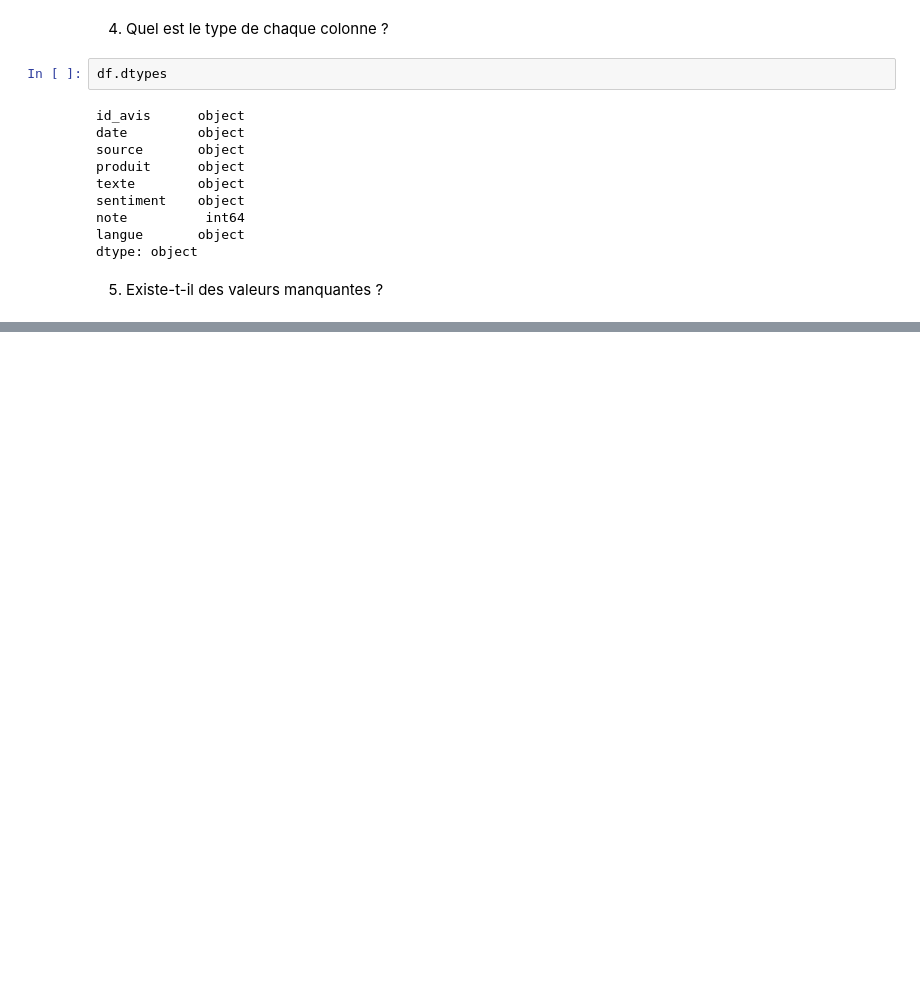
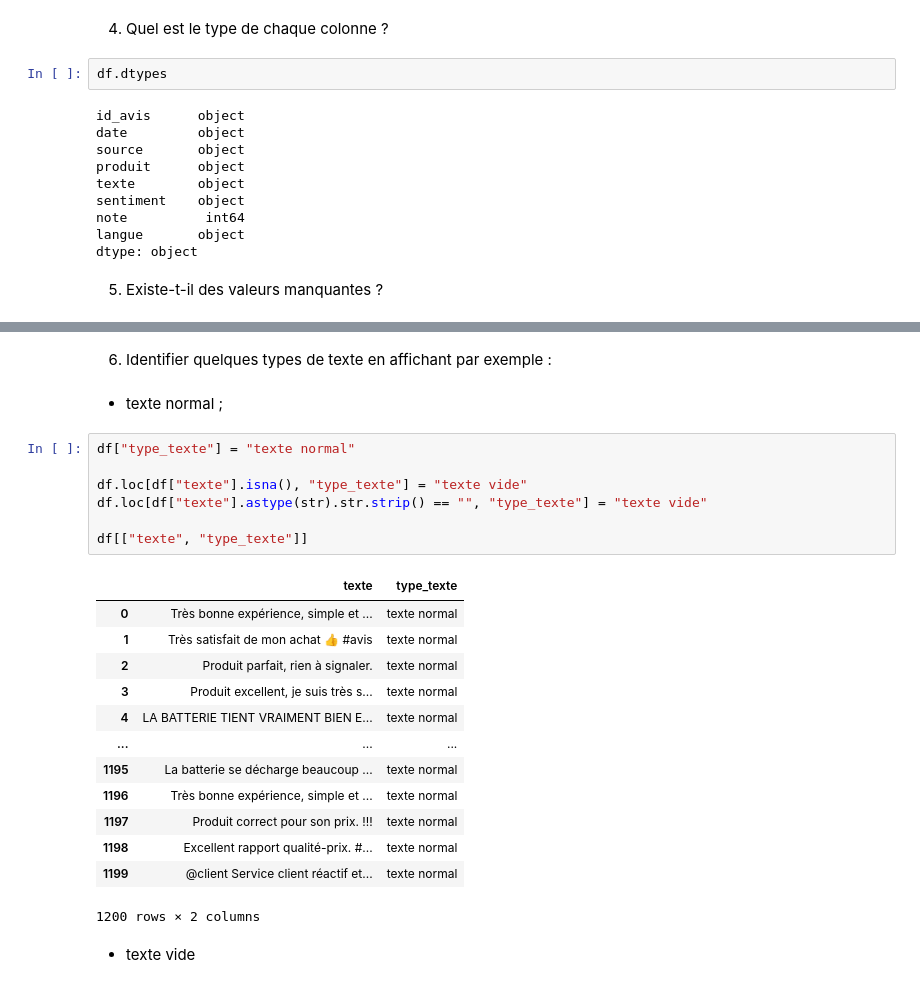
Before and after one commit to khadidiatoungom4-ai/Atelier_prepa_donnees_textuelles, a Jupyter notebook: notebooks/atelier_prepa_donnees_textuelles.ipynb, the cells around one changed output, grey strips where cells are left out. Drawn from its saved outputs; the diff is of its cells as text; blank space fills up the shorter version.

Commit message:
Partie 1 – Exploration du corpus:Identification de  quelques types de texte

```diff
--- a/notebooks/atelier_prepa_donnees_textuelles.ipynb
+++ b/notebooks/atelier_prepa_donnees_textuelles.ipynb
@@ -88 +89,28 @@ langue       0
 dtype: int64
+# %% [markdown]
+6) Identifier quelques types de texte en affichant par exemple :
+# %% [markdown]
+-  texte normal ;
+# %%
+df["type_texte"] = "texte normal"
+
+df.loc[df["texte"].isna(), "type_texte"] = "texte vide"
+df.loc[df["texte"].astype(str).str.strip() == "", "type_texte"] = "texte vide"
+
+df[["texte", "type_texte"]]
+# %% [output]
+|  | texte | type_texte |
+| 0 | Très bonne expérience, simple et ... | texte normal |
+| 1 | Très satisfait de mon achat 👍 #avis | texte normal |
+| 2 | Produit parfait, rien à signaler. | texte normal |
+| 3 | Produit excellent, je suis très s... | texte normal |
+| 4 | LA BATTERIE TIENT VRAIMENT BIEN E... | texte normal |
+| ... | ... | ... |
+| 1195 | La batterie se décharge beaucoup ... | texte normal |
+| 1196 | Très bonne expérience, simple et ... | texte normal |
+| 1197 | Produit correct pour son prix. !!! | texte normal |
+| 1198 | Excellent rapport qualité-prix. #... | texte normal |
+| 1199 | @client Service client réactif et... | texte normal |
+1200 rows × 2 columns
+# %% [markdown]
+- texte vide
```
Also changed, not shown: parts of 25 cells of this notebook.
